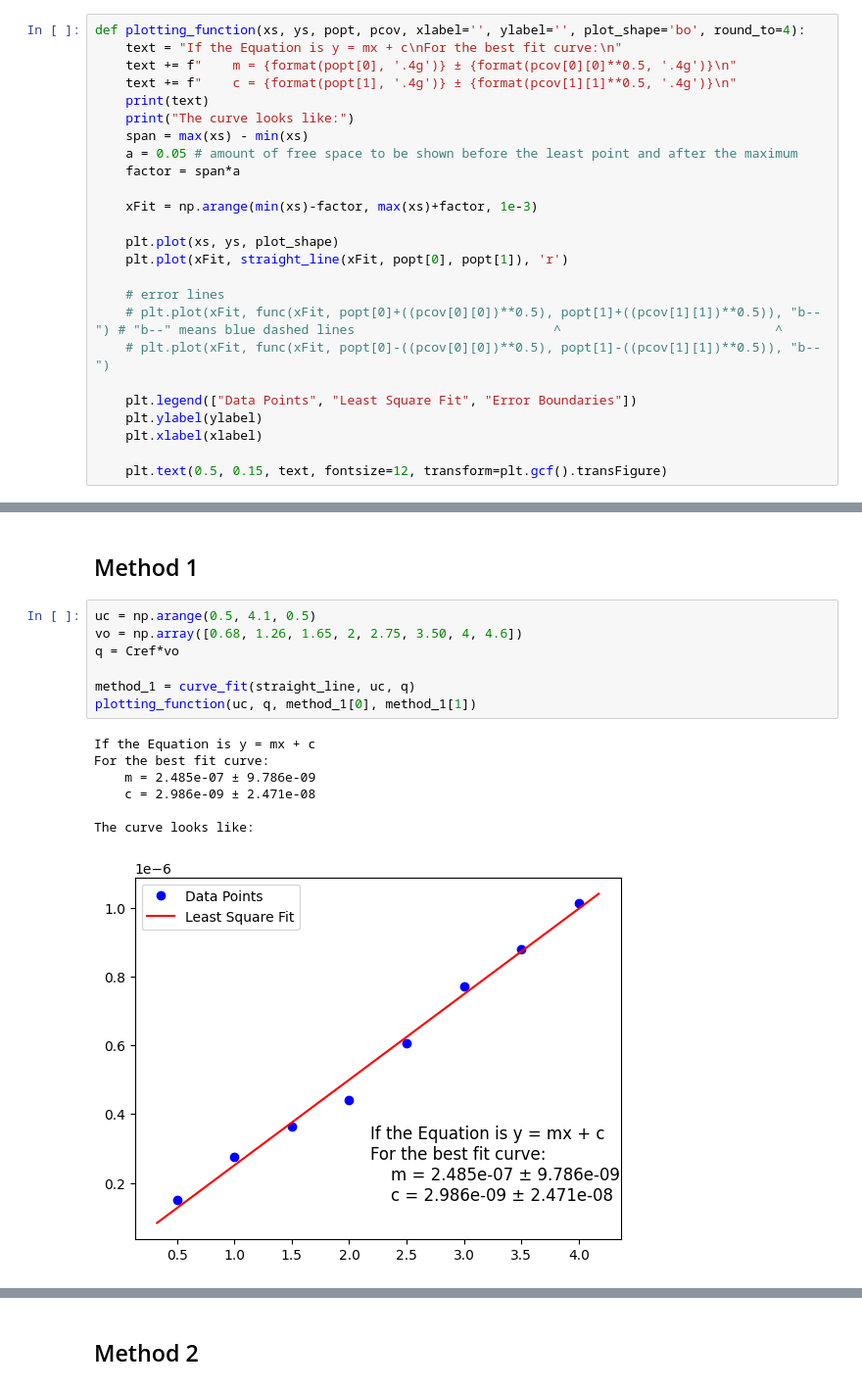
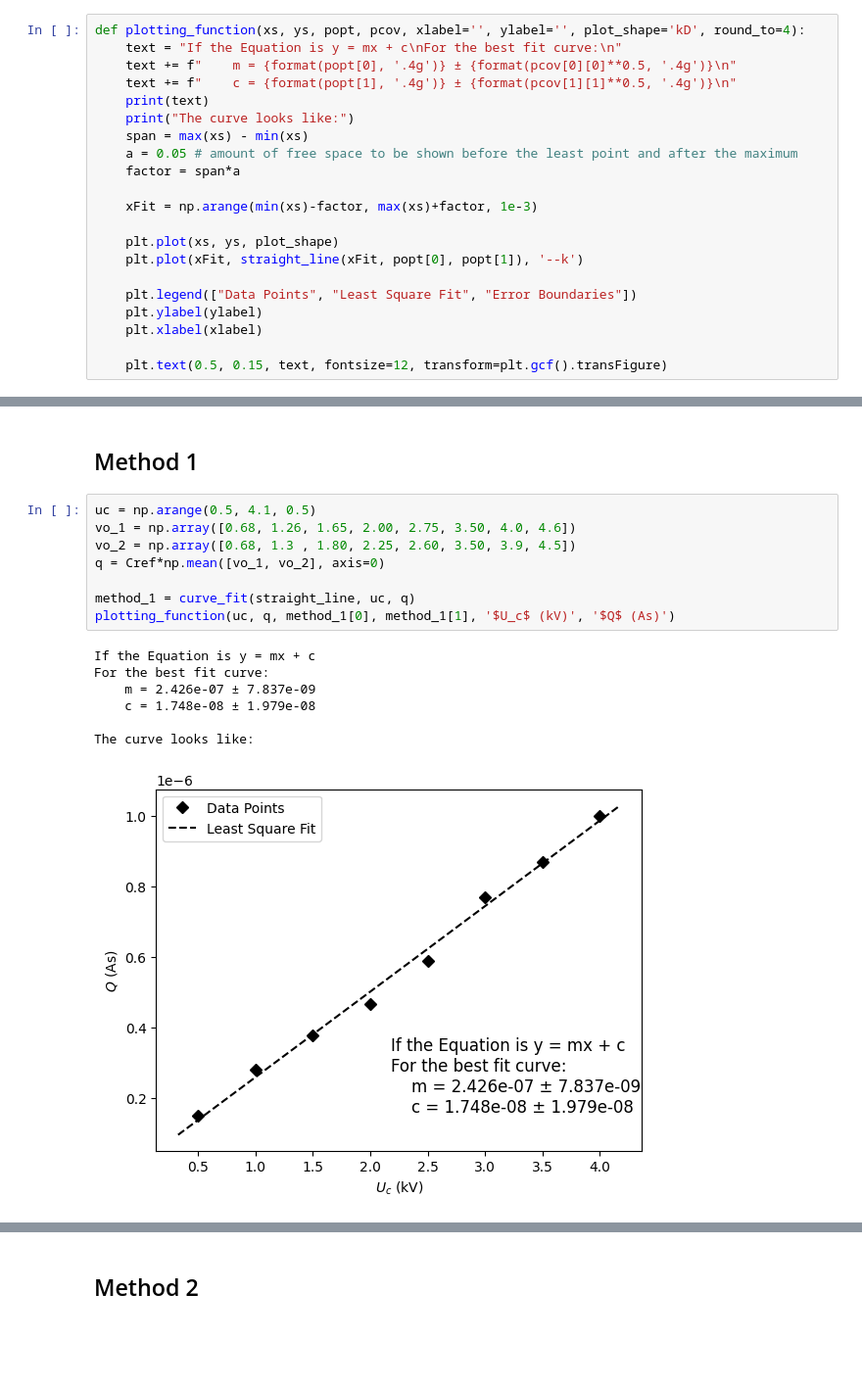
Before and after one commit to gayatri-p/lab-reports, a Jupyter notebook: general physics/4. dielectric constant/analysis.ipynb, the cells around one changed output, grey strips where cells are left out. Shown: that part at 98% size. Drawn from its saved outputs; the diff is of its cells as text; blank space fills up the shorter version.

```diff
--- a/general physics/4. dielectric constant/analysis.ipynb
+++ b/general physics/4. dielectric constant/analysis.ipynb
@@ -4,7 +4,7 @@ from scipy.optimize import curve_fit
 import numpy as np
 from tabulate import tabulate
 # %%
-def plotting_function(xs, ys, popt, pcov, xlabel='', ylabel='', plot_shape='bo', round_to=4):
+def plotting_function(xs, ys, popt, pcov, xlabel='', ylabel='', plot_shape='kD', round_to=4):
     text = "If the Equation is y = mx + c\nFor the best fit curve:\n"
     text += f"    m = {format(popt[0], '.4g')} ± {format(pcov[0][0]**0.5, '.4g')}\n"
     text += f"    c = {format(popt[1], '.4g')} ± {format(pcov[1][1]**0.5, '.4g')}\n"
@@ -17,11 +17,7 @@ def plotting_function(xs, ys, popt, pcov, xlabel='', ylabel='', plot_shape='bo',
     xFit = np.arange(min(xs)-factor, max(xs)+factor, 1e-3)
 
     plt.plot(xs, ys, plot_shape)
-    plt.plot(xFit, straight_line(xFit, popt[0], popt[1]), 'r')
-
-    # error lines
-    # plt.plot(xFit, func(xFit, popt[0]+((pcov[0][0])**0.5), popt[1]+((pcov[1][1])**0.5)), "b--") # "b--" means blue dashed lines                          ^                            ^
-    # plt.plot(xFit, func(xFit, popt[0]-((pcov[0][0])**0.5), popt[1]-((pcov[1][1])**0.5)), "b--")
+    plt.plot(xFit, straight_line(xFit, popt[0], popt[1]), '--k')
 
     plt.legend(["Data Points", "Least Square Fit", "Error Boundaries"])
     plt.ylabel(ylabel)
@@ -41,19 +37,20 @@ epsilon_o = 8.854187817e-12
 ## Method 1
 # %%
 uc = np.arange(0.5, 4.1, 0.5)
-vo = np.array([0.68, 1.26, 1.65, 2, 2.75, 3.50, 4, 4.6])
-q = Cref*vo
+vo_1 = np.array([0.68, 1.26, 1.65, 2.00, 2.75, 3.50, 4.0, 4.6])
+vo_2 = np.array([0.68, 1.3 , 1.80, 2.25, 2.60, 3.50, 3.9, 4.5])
+q = Cref*np.mean([vo_1, vo_2], axis=0)
 
 method_1 = curve_fit(straight_line, uc, q)
-plotting_function(uc, q, method_1[0], method_1[1])
+plotting_function(uc, q, method_1[0], method_1[1], '$U_c$ (kV)', '$Q$ (As)')
 # %% [output]
 If the Equation is y = mx + c
 For the best fit curve:
-    m = 2.485e-07 ± 9.786e-09
-    c = 2.986e-09 ± 2.471e-08
+    m = 2.426e-07 ± 7.837e-09
+    c = 1.748e-08 ± 1.979e-08
 
 The curve looks like:
-[figure, old version]
+[figure, new version]
 # %%
 e_air_1 = (d*method_1[0][0]*0.001)/(epsilon_o*A)
 e_air_1
```
Also changed, not shown: parts of 15 cells of this notebook, 17 other files.
